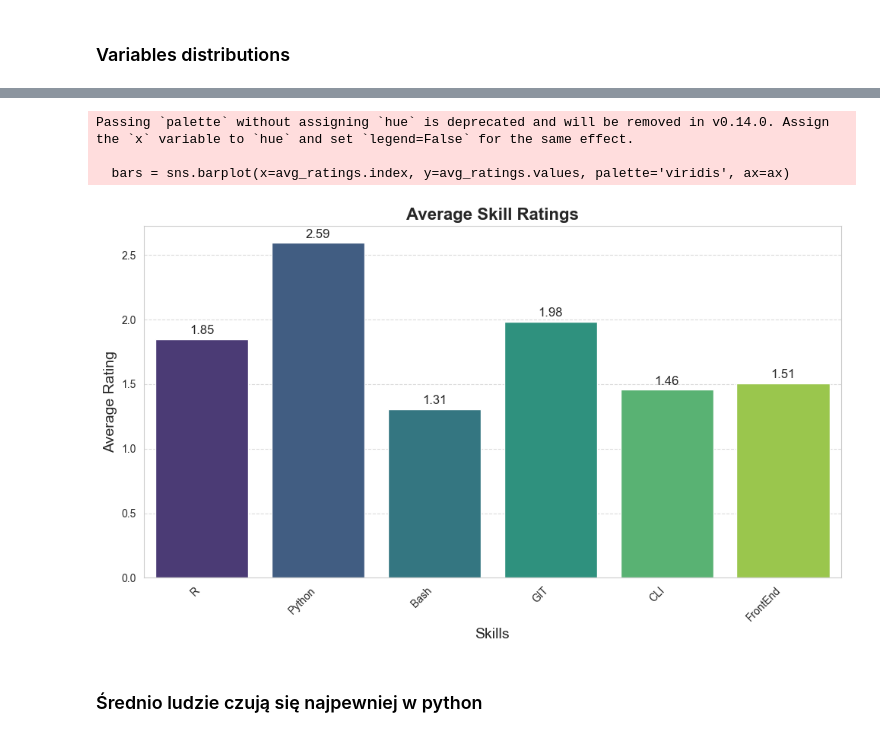
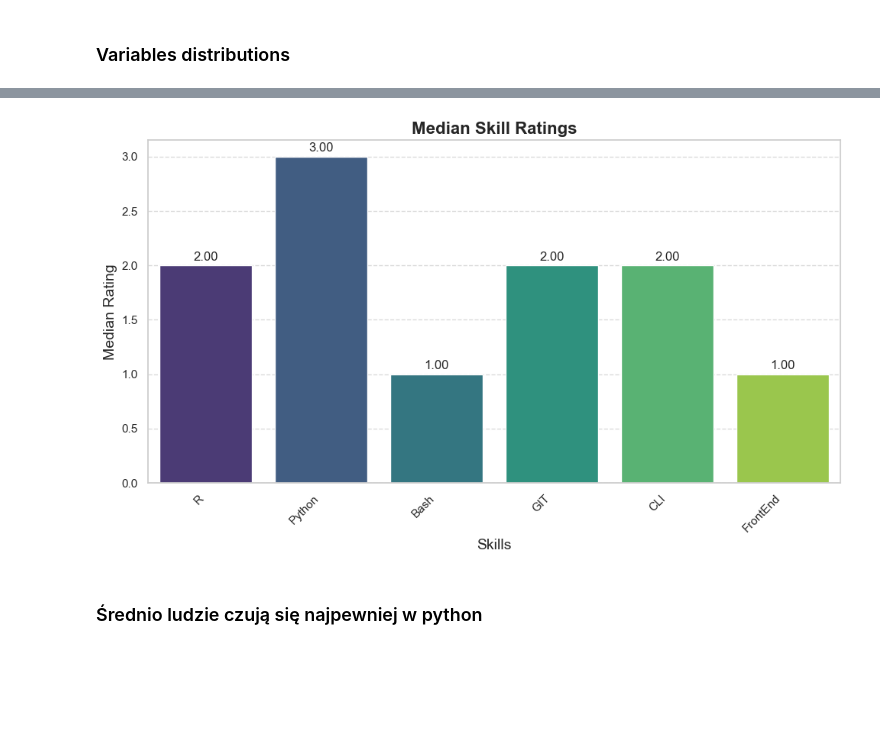
Before and after one commit to Mghd269/DMI-Project, a Jupyter notebook: notebooks/02_eda.ipynb, the cells around one changed output, grey strips where cells are left out. Drawn from its saved outputs; the diff is of its cells as text; code cells hidden in the pictures; blank space fills up the shorter version.

Commit message:
Median fix

```diff
--- a/notebooks/02_eda.ipynb
+++ b/notebooks/02_eda.ipynb
@@ -414,41 +336,32 @@ databases = ['SQL', 'NoSQL', 'Azure', 'AWS', 'GPC', 'PowerBI', 'Tableau']
 soft = ['ProjectManagement', 'SocialMedia', 'UxUi', 'GraphicDesign', 'BusinessRelations', 'ScientistRelations', 'Funding', 'UEWAdmin']
 branches = ['FinTech', 'HealthTech', 'FashionTech', 'Ecommerce', 'SportTech', 'NonProfit', 'PropTech', 'Cybersecurity', 'HR']
 # %%
-# Compute average ratings
-avg_ratings = df[programming].mean()
+sns.set(style='whitegrid')
 
-# Create a figure and axis
+median_ratings = df[programming].median()
+
 fig, ax = plt.subplots(figsize=(10, 6))
 
-# Create the bar plot with a more appealing color palette
-bars = sns.barplot(x=avg_ratings.index, y=avg_ratings.values, palette='viridis', ax=ax)
+bars = sns.barplot(x=median_ratings.index, y=median_ratings.values, palette='viridis', ax=ax)
 
-# Add titles and labels
-ax.set_title('Average Skill Ratings', fontsize=16, weight='bold')
+ax.set_title('Median Skill Ratings', fontsize=16, weight='bold')
 ax.set_xlabel('Skills', fontsize=14)
-ax.set_ylabel('Average Rating', fontsize=14)
+ax.set_ylabel('Median Rating', fontsize=14)
 
-# Rotate x-axis labels if they are long
 plt.xticks(rotation=45, ha='right')
 
-# Add grid lines for better readability
 ax.grid(axis='y', linestyle='--', alpha=0.7)
 
-# Annotate bars with values
 for bar in bars.patches:
     ax.annotate(format(bar.get_height(), '.2f'),
                 (bar.get_x() + bar.get_width() / 2, bar.get_height()),
                 ha='center', va='center',
                 size=12, xytext=(0, 8),
                 textcoords='offset points')
 
-# Show the plot
 plt.tight_layout()
 plt.show()
 # %% [output]
-Passing `palette` without assigning `hue` is deprecated and will be removed in v0.14.0. Assign the `x` variable to `hue` and set `legend=False` for the same effect.
-
-  bars = sns.barplot(x=avg_ratings.index, y=avg_ratings.values, palette='viridis', ax=ax)
-[figure, old version]
+[figure, new version]
 # %% [markdown]
 ### Średnio ludzie czują się najpewniej w python
```
Also changed, not shown: parts of 10 cells of this notebook, 2 other files.
